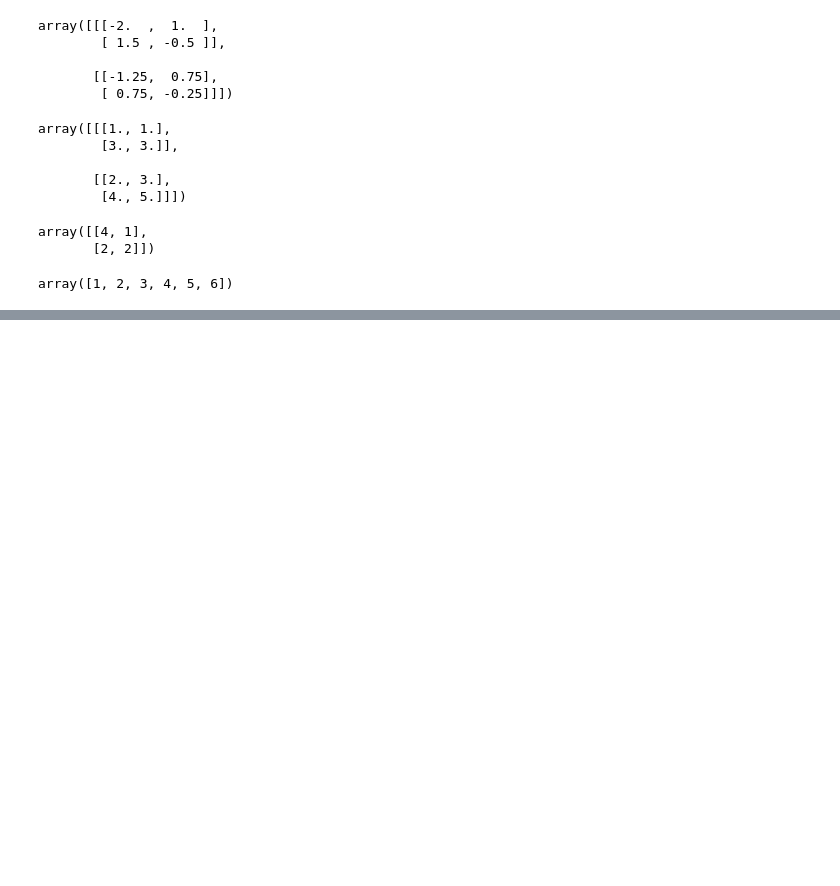
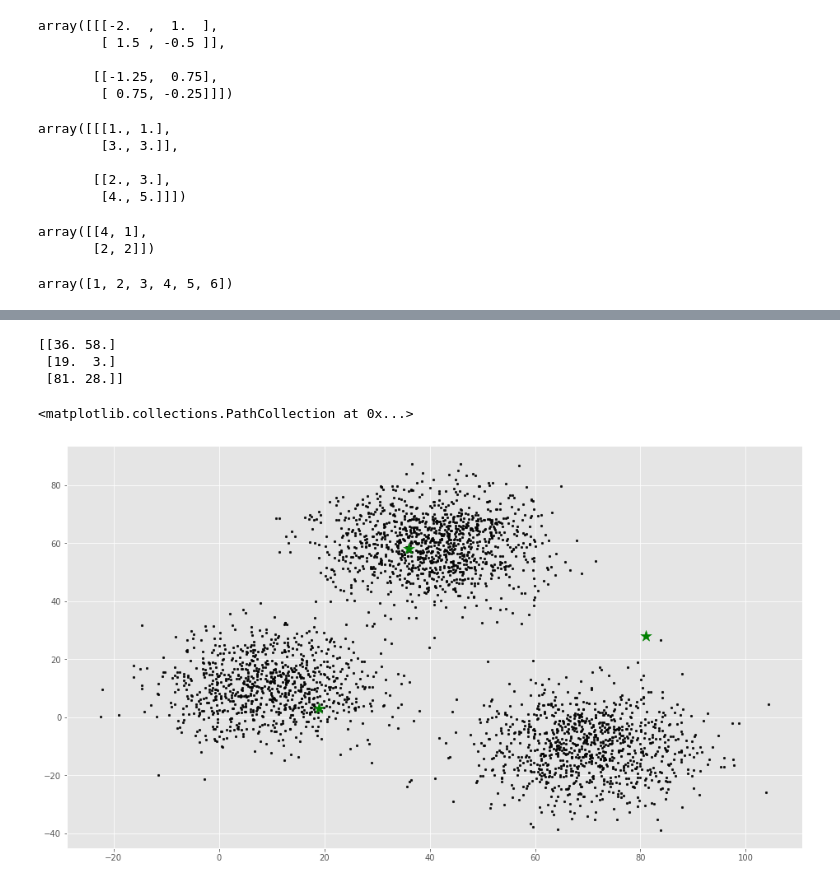
Before and after one commit to herbwood/study_datascience, a Jupyter notebook: scikit_learn/handson/additional_resources.ipynb, the cells around one changed output, grey strips where cells are left out. Saved outputs shown, nothing was run; the diff lists cells and outputs as text; code cells hidden in the pictures; blank space fills up the shorter version.

```diff
--- a/scikit_learn/handson/additional_resources.ipynb
+++ b/scikit_learn/handson/additional_resources.ipynb
@@ -181,0 +213,28 @@ array([1, 2, 3, 4, 5, 6])
+# %%
+# 유클리드 거리 계산
+def dist(a, b, ax=1):
+    return np.linalg.norm(a-b, axis=ax)
+
+# 클러스터의 수
+k = 3
+
+# 첫 중심의 X좌표
+C_x = np.random.randint(0, np.max(X-20), size=k)
+
+# 첫 중심의 Y좌표
+C_y = np.random.randint(0, np.max(X)-20, size=k)
+
+# 첫 중심의 좌표 출력
+C = np.array(list(zip(C_x, C_y)), dtype = np.float32)
+print(C)
+# %% [output]
+[[36. 58.]
+ [19.  3.]
+ [81. 28.]]
+# %%
+# 첫 중심과 데이터 시각화
+plt.scatter(f1, f2, c='#050505', s=7)
+plt.scatter(C_x, C_y, marker='*', s=200, c='g')
+# %% [output]
+<matplotlib.collections.PathCollection at 0x...>
+[figure, added]
```
Also changed, not shown: parts of 10 cells of this notebook.
